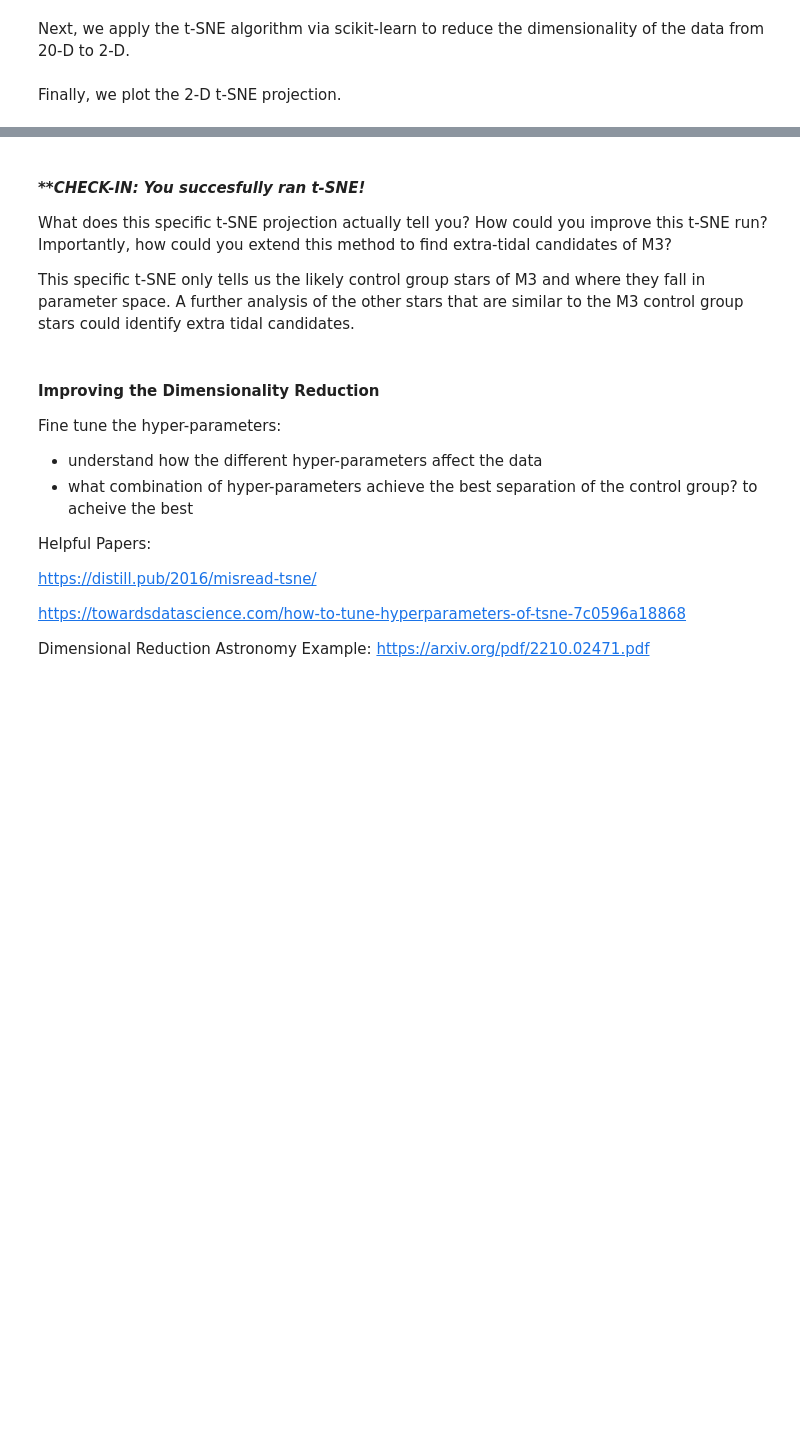
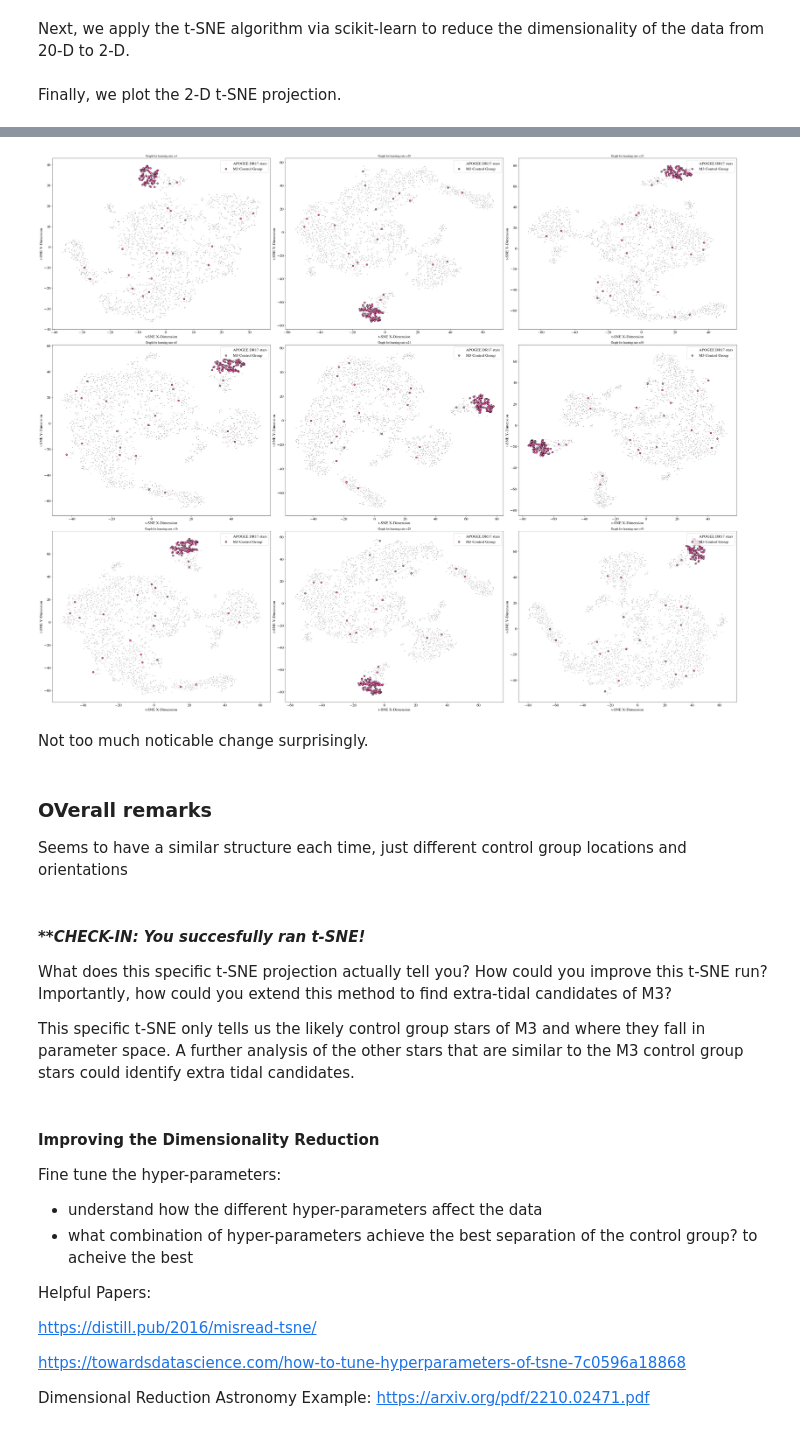
Before and after one commit to webbjj/GALACTIC_Group, a Jupyter notebook: group_folders/Ryan's folder/tsne_tutorial.ipynb, the cells around one changed output, grey strips where cells are left out. Saved outputs shown, nothing was run; the diff lists cells and outputs as text; code cells hidden in the pictures; blank space fills up the shorter version.

```diff
--- a/group_folders/Ryan's folder/tsne_tutorial.ipynb
+++ b/group_folders/Ryan's folder/tsne_tutorial.ipynb
@@ -389,0 +538,27 @@ plt.show()
+# %%
+### early exaggeration changing
+# Transpose the standardized + filtered array:
+standardized_array_transpose = np.transpose(standardized_array)
+
+# Run t-SNE on the transposed array:
+# early exaggeration list (default 12.)
+learn_list = [10., 100., 300., 400., 500., 600., 700., 800., 900.]
+t_SNE_dimX_learn = []
+t_SNE_dimY_learn = []
+tsne_dimX_control_learn = []
+tsne_dimY_control_learn = []
+for i in learn_list:
+    tsne_init_learn = TSNE(n_components=2, learning_rate=i)
+    tsne_2d_learn = tsne_init_learn.fit_transform(standardized_array_transpose)
+
+    # Get t-SNE outputs for complete filtered dataset:
+    t_SNE_dimX_learn.append(tsne_2d_learn[:, 0])
+    t_SNE_dimY_learn.append(tsne_2d_learn[:, 1])
+
+    # Get t-SNE outputs for control group:
+    tsne_dimX_control_learn.append(t_SNE_dimX_learn[-1][indices_control])
+    tsne_dimY_control_learn.append(t_SNE_dimY_learn[-1][indices_control])
+
+    print('t_SNE done for learn =', i)
+
+print('t_SNE done')
@@ -390,3 +576,27 @@ plt.show()
+# %%
+fig_learn, ax = plt.subplots(3, 3, figsize=(40,32))
+for i in range(3):
+    for j in range(3):
+        ax[i,j].scatter(t_SNE_dimX_learn[i + 3 * j], t_SNE_dimY_learn[i + 3 * j], s=1, c='gray', label='APOGEE DR17 stars')
+        ax[i,j].scatter(tsne_dimX_control_learn[i + 3 * j], tsne_dimY_control_learn[i + 3 * j], s=45, edgecolor='k', c='hotpink', label='M3 Control Group')
+        ax[i,j].set_xlabel("t-SNE X-Dimension", fontsize=16)
+        ax[i,j].set_ylabel("t-SNE Y-Dimension", fontsize=16)
+        ax[i,j].tick_params(axis='both', which='major', labelsize=16)
+        ax[i,j].tick_params(axis='both', which='minor', labelsize=16)
+        ax[i,j].set_title('Graph for learning rate =' + str(exg_list[i + 3 * j]))
+        ax[i,j].legend(fontsize=16, loc=1)
+        #print('Total: ', len(t_SNE_dimX_exg[i + 3*j]), 'Control: ', len(tsne_dimX_control_exg[i + 3 * j]))
+plt.tight_layout()
+plt.savefig('tSNE_learn')
+plt.show()
+# %% [output]
+[figure, added]
+# %% [markdown]
+Not too much noticable change surprisingly.
+# %% [markdown]
+### OVerall remarks
+
+Seems to have a similar structure each time, just different control group locations and orientations
 # %% [markdown]
 #### ***CHECK-IN: You succesfully ran t-SNE!*
 
```
Also changed, not shown: parts of 15 cells of this notebook, 15 other files.
